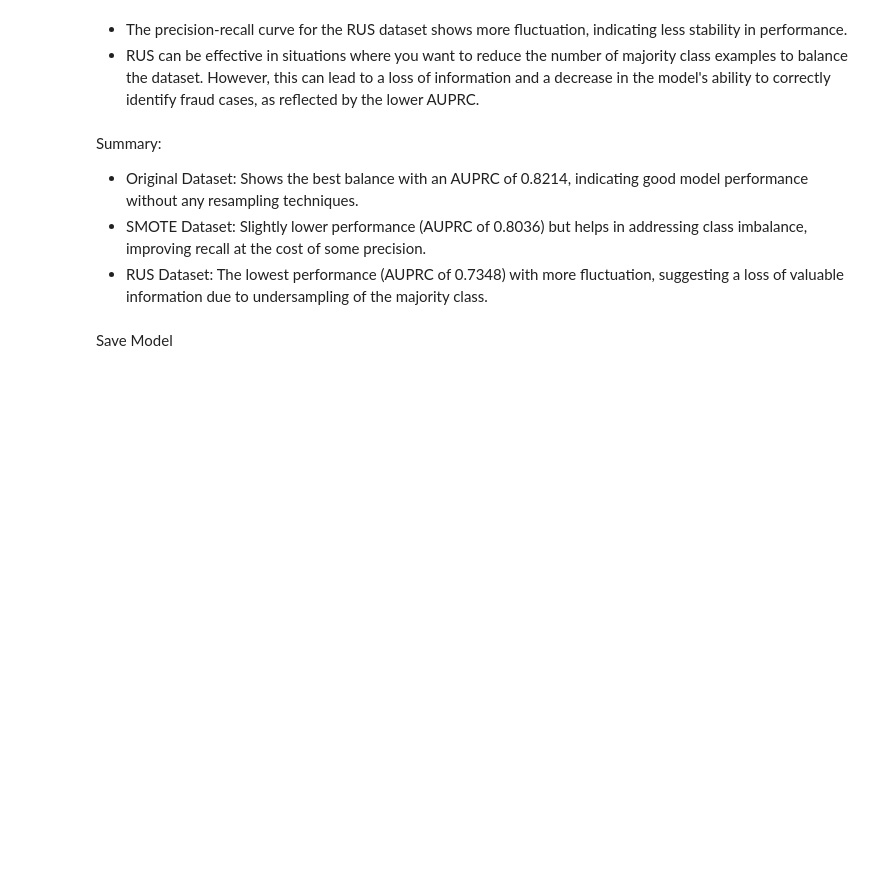
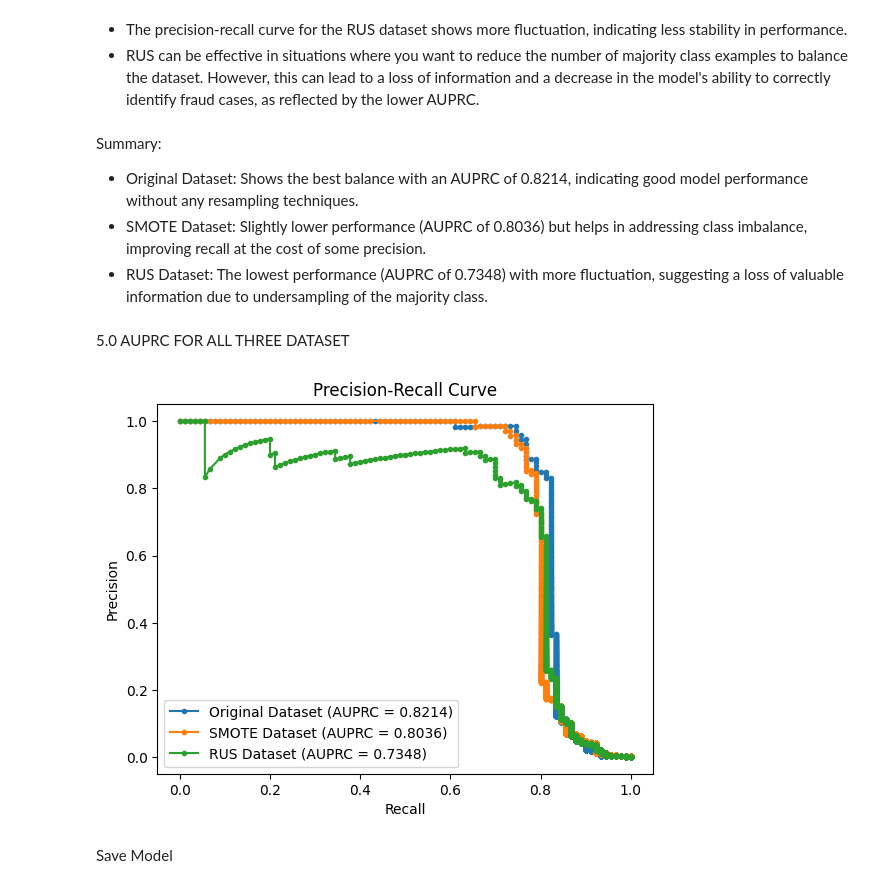
Before and after one commit to hanimsofiah/CreditCardFraudDetection, a Jupyter notebook: development/xgboost/XGBOOST_SHAP.ipynb, the cells around one changed output. Saved outputs shown, nothing was run; the diff lists cells and outputs as text; code cells hidden in the pictures; blank space fills up the shorter version.

```diff
--- a/development/xgboost/XGBOOST_SHAP.ipynb
+++ b/development/xgboost/XGBOOST_SHAP.ipynb
@@ -765,6 +781,37 @@ Summary:
 - Original Dataset: Shows the best balance with an AUPRC of 0.8214, indicating good model performance without any resampling techniques.
 - SMOTE Dataset: Slightly lower performance (AUPRC of 0.8036) but helps in addressing class imbalance, improving recall at the cost of some precision.
 - RUS Dataset: The lowest performance (AUPRC of 0.7348) with more fluctuation, suggesting a loss of valuable information due to undersampling of the majority class.
+# %% [markdown]
+5.0 AUPRC FOR ALL THREE DATASET
+# %%
+import matplotlib.pyplot as plt
+from sklearn.metrics import precision_recall_curve, auc
+
+# Function to plot the Precision-Recall Curve and calculate AUPRC
+def plot_auprc(y_test, y_pred_proba, title):
+    precision, recall, _ = precision_recall_curve(y_test, y_pred_proba)
+    auprc = auc(recall, precision)
+    plt.plot(recall, precision, marker='.', label=f'{title} (AUPRC = {auprc:.4f})')
+
+# For the original dataset
+y_pred_proba_original = model.predict(dtest)
+plot_auprc(y_test, y_pred_proba_original, "Original Dataset")
+
+# For the SMOTE dataset
+y_pred_proba_smote = model_smote.predict(dtest_smote)
+plot_auprc(y_test, y_pred_proba_smote, "SMOTE Dataset")
+
+# For the RUS dataset
+y_pred_proba_rus = model_rus.predict(dtest_rus)
+plot_auprc(y_test, y_pred_proba_rus, "RUS Dataset")
+
+plt.xlabel('Recall')
+plt.ylabel('Precision')
+plt.title('Precision-Recall Curve')
+plt.legend()
+plt.show()
+# %% [output]
+[figure, added]
 # %% [markdown]
 Save Model
 # %%
```
Also changed, not shown: parts of 8 cells of this notebook.
